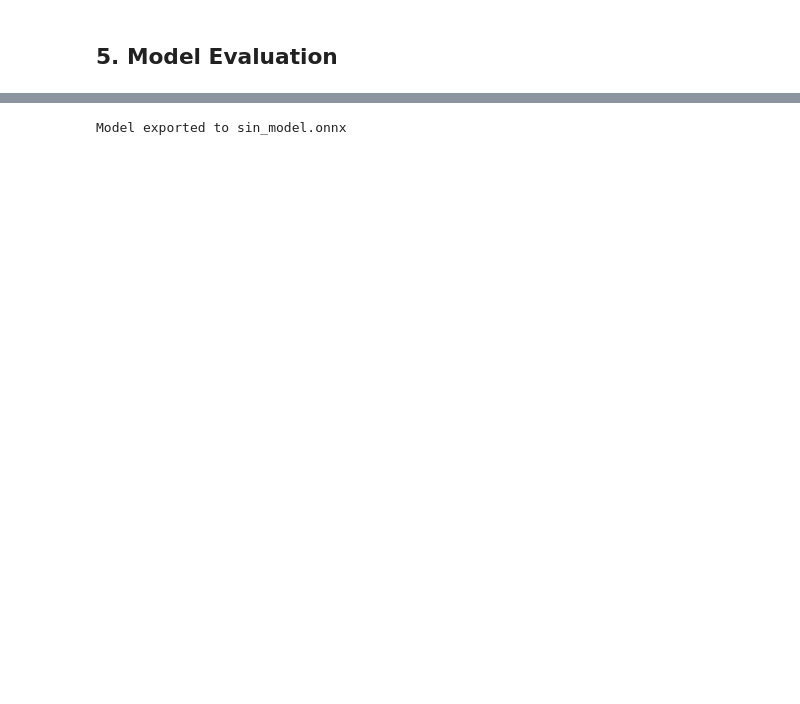
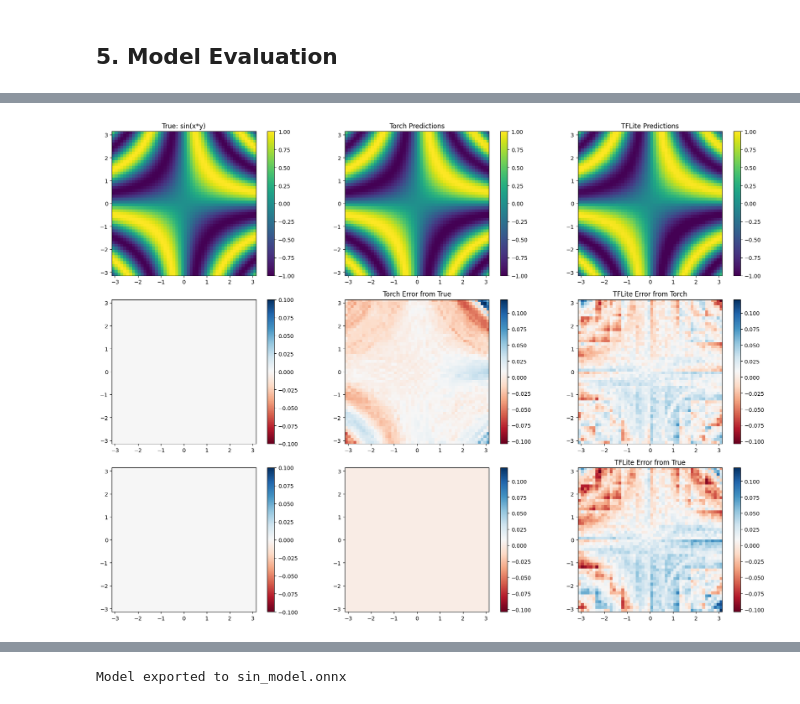
Before and after one commit to NovelMobileRobotsLab/rock, a Jupyter notebook: torch2tflitemicro/sin_model_training.ipynb, the cells around one changed output, grey strips where cells are left out. Saved outputs shown, nothing was run; the diff lists cells and outputs as text; code cells hidden in the pictures; blank space fills up the shorter version.

```diff
--- a/torch2tflitemicro/sin_model_training.ipynb
+++ b/torch2tflitemicro/sin_model_training.ipynb
@@ -251,17 +256,26 @@ torch.save(model, 'torch_model.pth')
 # %%
+import os
 import nobuco
 from nobuco import ChannelOrder, ChannelOrderingStrategy
 from nobuco.layers.weight import WeightLayer
 
-dummy_image = torch.rand(size=(1,2))
+model_name = "sin_model"
 
+export_dir = "./export"
+os.makedirs(export_dir, exist_ok=True)
+
+#torch file
+torch.save(model, f"{export_dir}/{model_name}_torch.pth")
+
+#keras file
+dummy_input = torch.rand(size=(1,2))
 keras_model = nobuco.pytorch_to_keras(
     model.eval(),
-    args=[dummy_image], kwargs=None,
+    args=[dummy_input], kwargs=None,
     inputs_channel_order=ChannelOrder.PYTORCH,
     outputs_channel_order=ChannelOrder.PYTORCH,
 )
-keras_model.save('keras_model')
+keras_model.save(f"{export_dir}/{model_name}_keras")
 # %% [output]
 Legend:
     Green — conversion successful
@@ -302,6 +316,6 @@ converter.inference_output_type = tf.int8  # Output tensor type
 # converter.inference_output_type = tf.float32  # Reduce output quantization error
 
 tflite_model = converter.convert()
-with open("./sin_model.tflite", "wb") as f:
+with open(f"{export_dir}/sin_model.tflite", "wb") as f:
     f.write(tflite_model)
 # %% [output]
@@ -332,5 +340,5 @@ os.system("xxd -i ./sin_model.tflite > ./sin_model.cc")
 # %%
-interpreter = tf.lite.Interpreter(model_path="./sin_model.tflite")
+interpreter = tf.lite.Interpreter(model_path=f"{export_dir}/{model_name}.tflite")
 interpreter.allocate_tensors()
 
 
@@ -409,0 +480,80 @@ Quantization error input: 9.904926256748547e-05
+# %%
+# Create a grid for visualization
+grid_size = 50
+border = 0.0
+x = np.linspace(-np.pi+border, np.pi-border, grid_size)
+y = np.linspace(-np.pi+border, np.pi-border, grid_size)
+X, Y = np.meshgrid(x, y)
+
+# Prepare inputs for the model
+grid_inputs = np.column_stack((X.flatten(), Y.flatten()))
+grid_inputs_tensor = torch.tensor(grid_inputs, dtype=torch.float32)
+
+# Calculate true values
+Z_true = np.sin(X * Y)
+
+# Make torch predictions on the grid
+with torch.no_grad():
+    grid_predictions = model(grid_inputs_tensor.to(DEVICE)).cpu().numpy()
+Z_torch = grid_predictions.reshape(grid_size, grid_size)
+
+# Prepare inputs for TFLite interpreter
+grid_inputs_int8 = np.clip(np.round(grid_inputs / input_scale + input_zero_point), -128, 127).astype(np.int8)
+tflite_predictions = []
+for i in range(len(grid_inputs)):
+    interpreter.set_tensor(input_details[0]['index'], grid_inputs_int8[i:i+1])
+    interpreter.invoke()
+    output_data = interpreter.get_tensor(output_details[0]['index'])
+    output_float = (output_data.astype(np.float32) - output_zero_point) * output_scale
+    tflite_predictions.append(output_float[0][0])
+Z_tflite = np.array(tflite_predictions).reshape(grid_size, grid_size)
+
+# Plot predictions vs true values
+fig, axes = plt.subplots(3, 3, figsize=(18, 13))
+
+
+vmin = -1
+vmax = 1
+vmin_err_torch = np.min(Z_true - Z_torch)
+vmax_err_torch = np.max(Z_true - Z_torch)
+print(f"Torch error from true: {vmin_err_torch:.3f} to {vmax_err_torch:.3f}")
+
+vmin_err_tflite = np.min(Z_true - Z_tflite)
+vmax_err_tflite = np.max(Z_true - Z_tflite)
+print(f"TFLite error from true: {vmin_err_tflite:.3f} to {vmax_err_tflite:.3f}")
+
+
+# True function
+im0 = axes[0,0].imshow(Z_true, extent=[-np.pi, np.pi, -np.pi, np.pi], origin='lower', cmap='viridis', vmin=vmin, vmax=vmax)
+axes[0,0].set_title('True: sin(x*y)')
+plt.colorbar(im0, ax=axes[0,0])
+diff0 = axes[1,0].imshow(Z_true - Z_true, extent=[-np.pi, np.pi, -np.pi, np.pi], origin='lower', cmap='RdBu')
+plt.colorbar(diff0, ax=axes[1,0])
+diff0 = axes[2,0].imshow(Z_true - Z_true, extent=[-np.pi, np.pi, -np.pi, np.pi], origin='lower', cmap='RdBu')
+plt.colorbar(diff0, ax=axes[2,0])
+
+# Torch
+im1 = axes[0,1].imshow(Z_torch, extent=[-np.pi, np.pi, -np.pi, np.pi], origin='lower', cmap='viridis', vmin=vmin, vmax=vmax)
+axes[0,1].set_title('Torch Predictions')
+plt.colorbar(im1, ax=axes[0,1])
+diff1 = axes[1,1].imshow(Z_true - Z_torch, extent=[-np.pi, np.pi, -np.pi, np.pi], origin='lower', cmap='RdBu', vmin=vmin_err_tflite, vmax=vmax_err_tflite)
+axes[1,1].set_title('Torch Error from True')
+plt.colorbar(diff1, ax=axes[1,1])
+diff1 = axes[2,1].imshow(Z_torch - Z_torch, extent=[-np.pi, np.pi, -np.pi, np.pi], origin='lower', cmap='RdBu', vmin=vmin_err_tflite, vmax=vmax_err_tflite)
+plt.colorbar(diff1, ax=axes[2,1])
+
+# TFLite
+im2 = axes[0,2].imshow(Z_tflite, extent=[-np.pi, np.pi, -np.pi, np.pi], origin='lower', cmap='viridis', vmin=vmin, vmax=vmax)
+axes[0,2].set_title('TFLite Predictions')
+plt.colorbar(im2, ax=axes[0,2])
+diff2true = axes[1,2].imshow(Z_torch - Z_tflite, extent=[-np.pi, np.pi, -np.pi, np.pi], origin='lower', cmap='RdBu', vmin=vmin_err_tflite, vmax=vmax_err_tflite)
+axes[1,2].set_title('TFLite Error from Torch')
+plt.colorbar(diff2true, ax=axes[1,2])
+diff2torch = axes[2,2].imshow(Z_true - Z_tflite, extent=[-np.pi, np.pi, -np.pi, np.pi], origin='lower', cmap='RdBu', vmin=vmin_err_tflite, vmax=vmax_err_tflite)
+axes[2,2].set_title('TFLite Error from True')
+plt.colorbar(diff2torch, ax=axes[2,2])
+
+
+plt.tight_layout()
+plt.show()
+# %% [output]
@@ -409,0 +562 @@ Quantization error input: 9.904926256748547e-05
+[figure, added]
```
Also changed, not shown: parts of 17 cells of this notebook, 28 other files.
